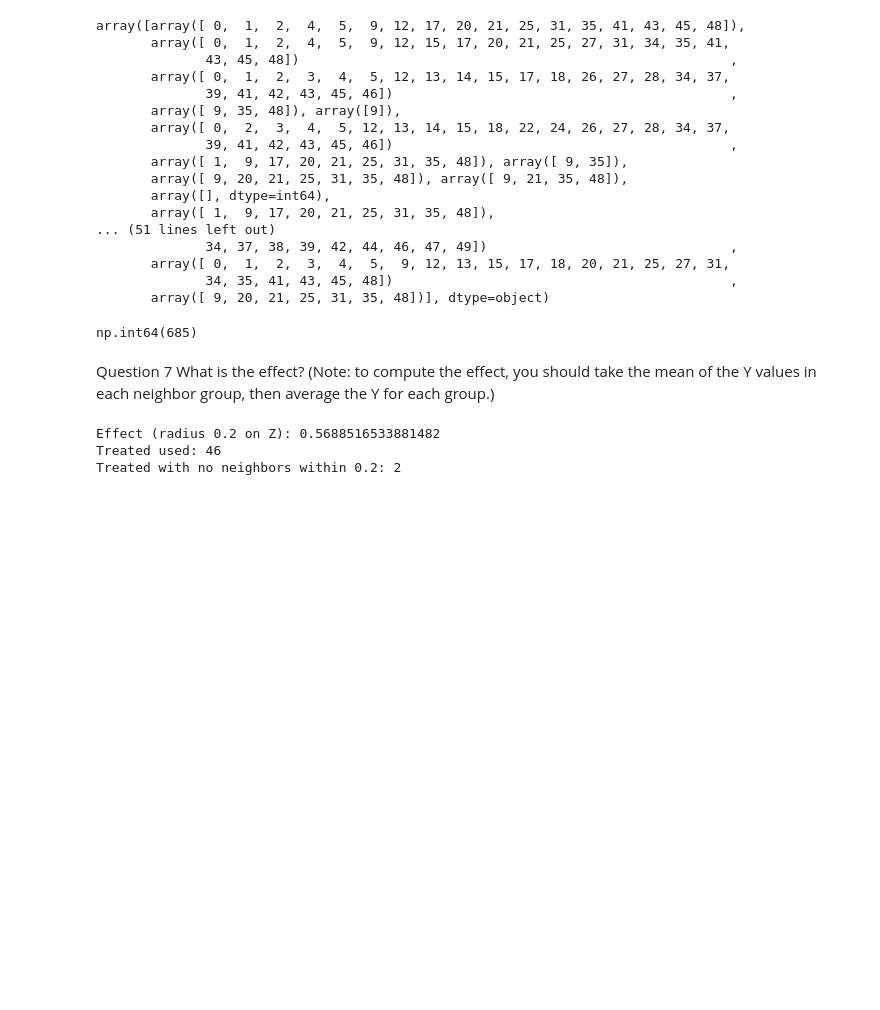
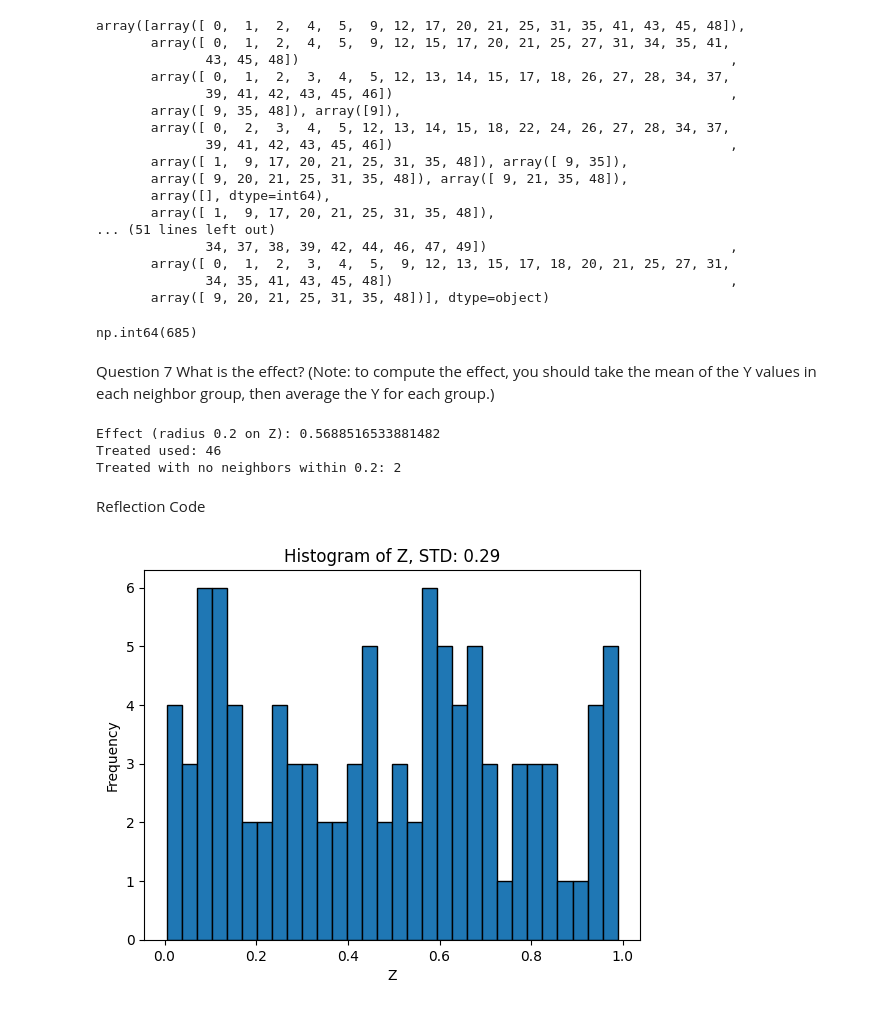
Before and after one commit to cdc18b/dxstats, a Jupyter notebook: quiz1.ipynb, the cells around one changed output. Saved outputs shown, nothing was run; the diff lists cells and outputs as text; code cells hidden in the pictures; blank space fills up the shorter version.

Commit message:
hist

```diff
--- a/quiz1.ipynb
+++ b/quiz1.ipynb
@@ -199,3 +199,13 @@ print("Treated with no neighbors within 0.2:", skipped)
 Effect (radius 0.2 on Z): 0.5688516533881482
 Treated used: 46
 Treated with no neighbors within 0.2: 2
+# %% [markdown]
+Reflection Code
+# %%
+h12["Z"].hist(bins=30, grid=False, edgecolor='black')
+plt.xlabel("Z")
+plt.ylabel("Frequency")
+plt.title("Histogram of Z, STD: %.2f" % h12["Z"].std())
+plt.show()
+# %% [output]
+[figure, added]
```
Also changed, not shown: parts of 1 cell of this notebook.
